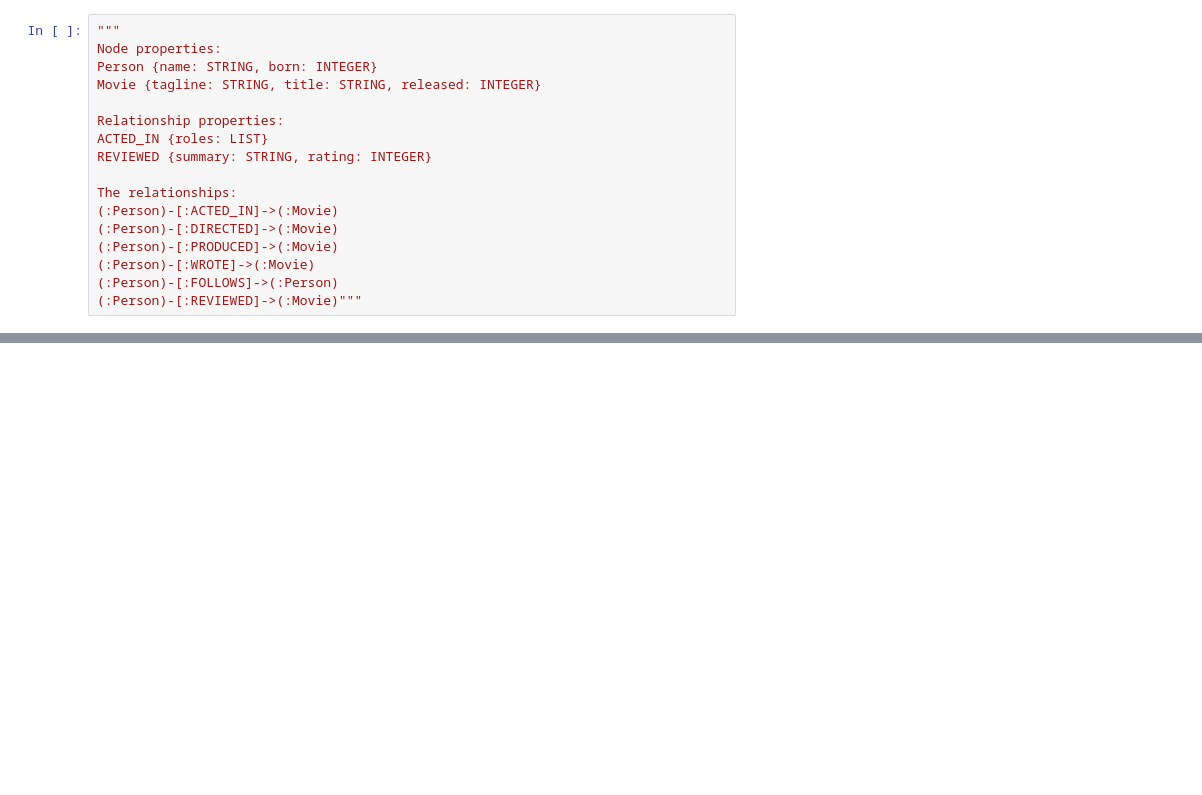
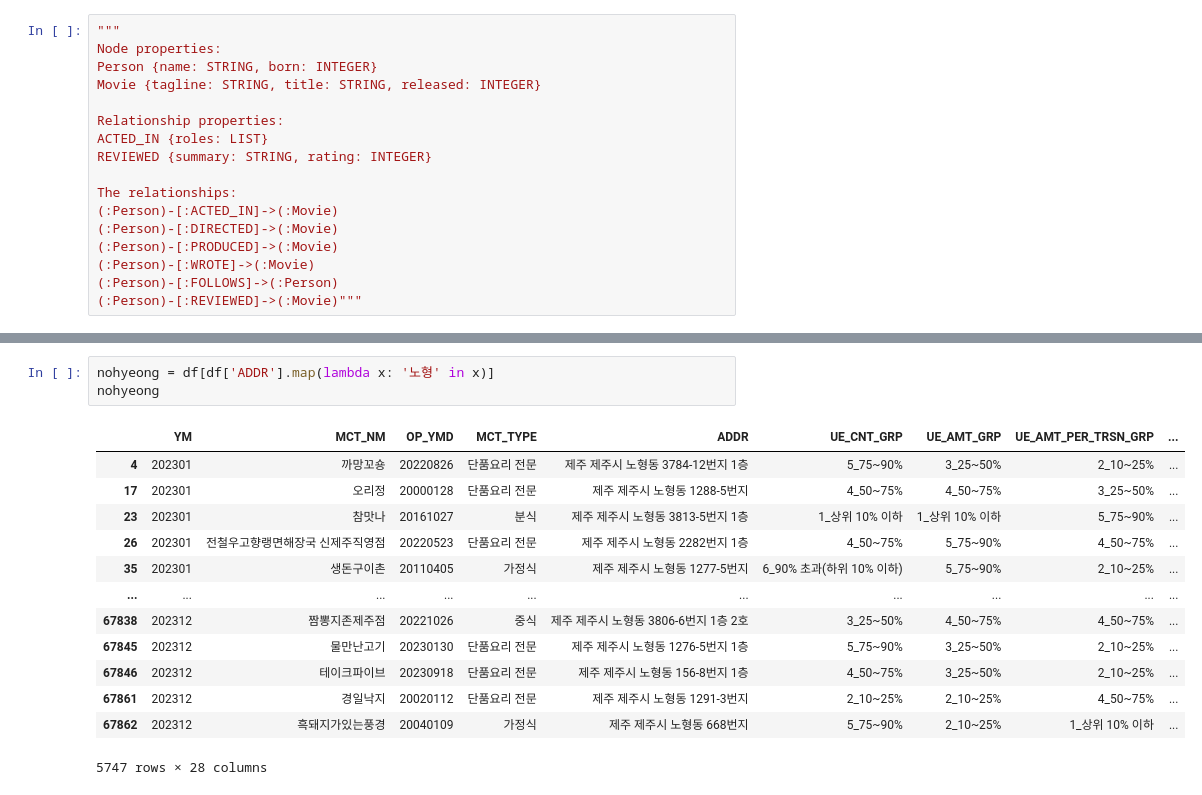
Before and after one commit to soonhp/bigcontest2024_LLM, a Jupyter notebook: retrieval_test.ipynb, the cells around one changed output, grey strips where cells are left out. Drawn from its saved outputs; the diff is of its cells as text; blank space fills up the shorter version.

```diff
--- a/retrieval_test.ipynb
+++ b/retrieval_test.ipynb
@@ -325,0 +532,17 @@ retriever = Text2CypherRetriever(
+# %%
+nohyeong = df[df['ADDR'].map(lambda x: '노형' in x)]
+nohyeong
+# %% [output]
+|  | YM | MCT_NM | OP_YMD | MCT_TYPE | ADDR | UE_CNT_GRP | UE_AMT_GRP | UE_AMT_PER_TRSN_GRP | ... |
+| 4 | 202301 | 까망꼬숑 | 20220826 | 단품요리 전문 | 제주 제주시 노형동 3784-12번지 1층 | 5_75~90% | 3_25~50% | 2_10~25% | ... |
+| 17 | 202301 | 오리정 | 20000128 | 단품요리 전문 | 제주 제주시 노형동 1288-5번지 | 4_50~75% | 4_50~75% | 3_25~50% | ... |
+| 23 | 202301 | 참맛나 | 20161027 | 분식 | 제주 제주시 노형동 3813-5번지 1층 | 1_상위 10% 이하 | 1_상위 10% 이하 | 5_75~90% | ... |
+| 26 | 202301 | 전철우고향랭면해장국 신제주직영점 | 20220523 | 단품요리 전문 | 제주 제주시 노형동 2282번지 1층 | 4_50~75% | 5_75~90% | 4_50~75% | ... |
+| 35 | 202301 | 생돈구이촌 | 20110405 | 가정식 | 제주 제주시 노형동 1277-5번지 | 6_90% 초과(하위 10% 이하) | 5_75~90% | 2_10~25% | ... |
+| ... | ... | ... | ... | ... | ... | ... | ... | ... | ... |
+| 67838 | 202312 | 짬뽕지존제주점 | 20221026 | 중식 | 제주 제주시 노형동 3806-6번지 1층 2호 | 3_25~50% | 4_50~75% | 4_50~75% | ... |
+| 67845 | 202312 | 물만난고기 | 20230130 | 단품요리 전문 | 제주 제주시 노형동 1276-5번지 1층 | 5_75~90% | 3_25~50% | 2_10~25% | ... |
+| 67846 | 202312 | 테이크파이브 | 20230918 | 단품요리 전문 | 제주 제주시 노형동 156-8번지 1층 | 4_50~75% | 3_25~50% | 2_10~25% | ... |
+| 67861 | 202312 | 경일낙지 | 20020112 | 단품요리 전문 | 제주 제주시 노형동 1291-3번지 | 2_10~25% | 2_10~25% | 4_50~75% | ... |
+| 67862 | 202312 | 흑돼지가있는풍경 | 20040109 | 가정식 | 제주 제주시 노형동 668번지 | 5_75~90% | 2_10~25% | 1_상위 10% 이하 | ... |
+5747 rows × 28 columns
```
Also changed, not shown: parts of 48 cells of this notebook, 1 other file.
